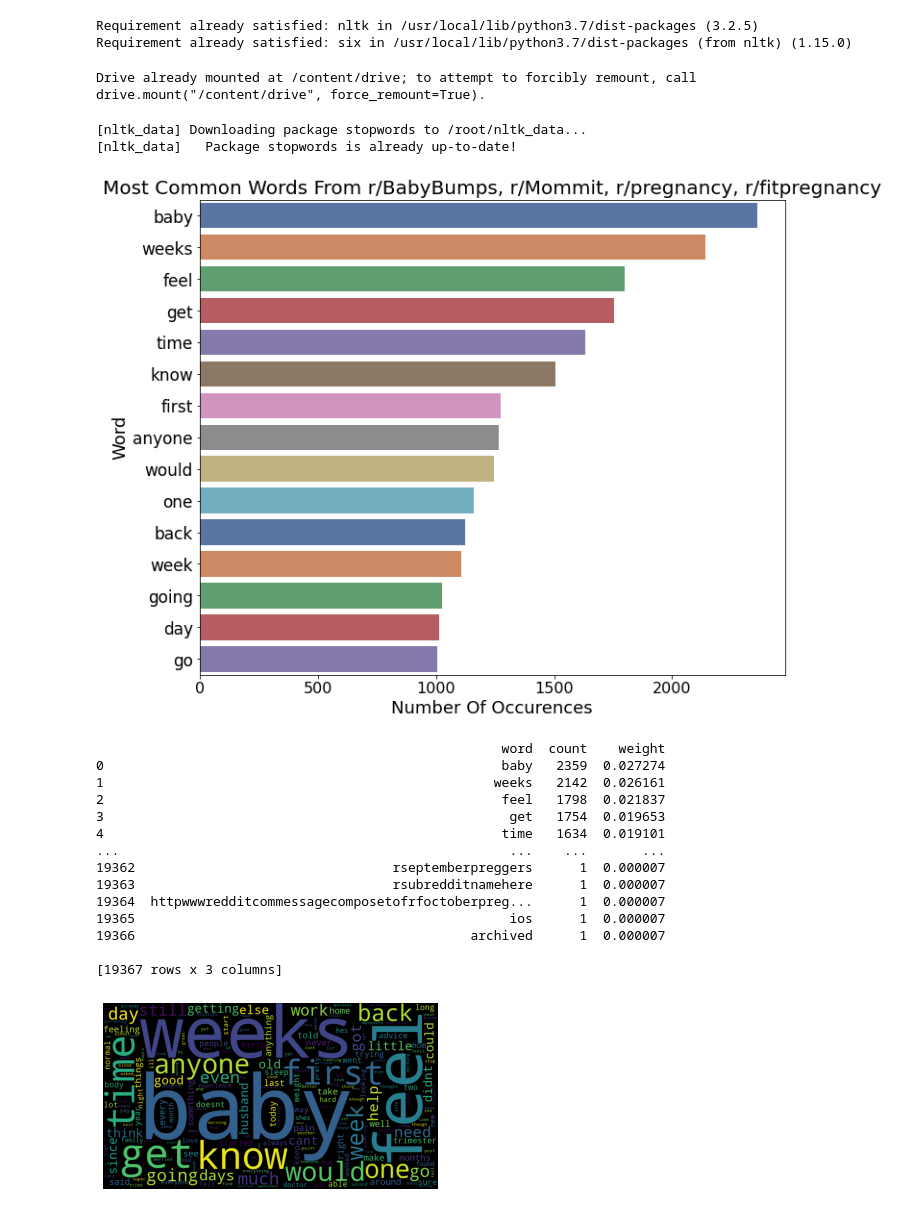
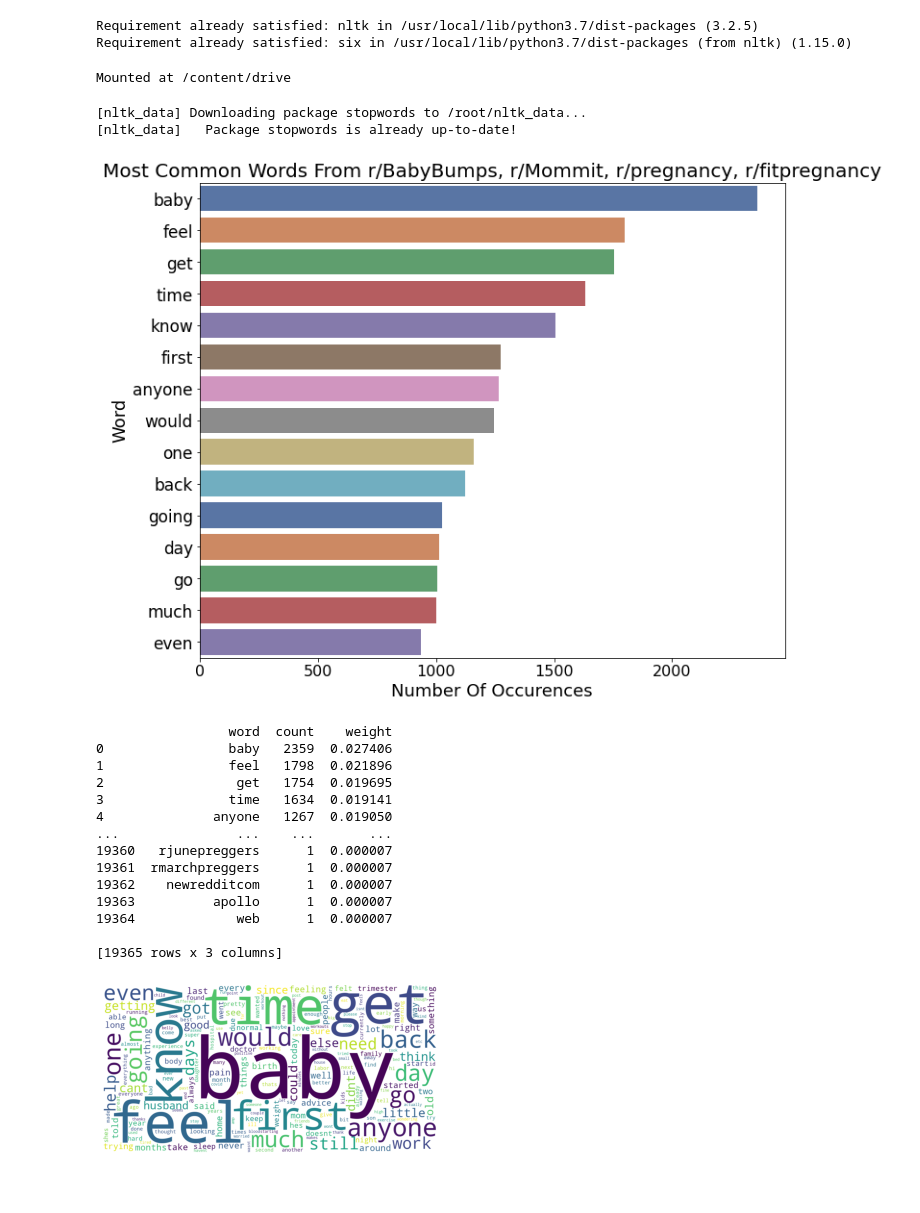
Before and after one commit to tirilab/amiasdc, a Jupyter notebook: analysis_MAMIA.ipynb, the cells around one changed output. Saved outputs shown, nothing was run; the diff lists cells and outputs as text; code cells hidden in the pictures.

Commit message:
Add files via upload
Word cloud for exercise cluster

```diff
--- a/analysis_MAMIA.ipynb
+++ b/analysis_MAMIA.ipynb
@@ -21,9 +21,9 @@ Requirement already satisfied: nltk in /usr/local/lib/python3.7/dist-packages (3
 Requirement already satisfied: six in /usr/local/lib/python3.7/dist-packages (from nltk) (1.15.0)
 # %%
 from google.colab import drive
-drive.mount('/content/drive')
+drive.mount('/content/drive', force_remount=True)
 # %% [output]
-Drive already mounted at /content/drive; to attempt to forcibly remount, call drive.mount("/content/drive", force_remount=True).
+Mounted at /content/drive
 # %%
 data=pd.read_csv("/content/drive/MyDrive/webscrape_MAMIA.csv")
 # %%
@@ -62,11 +62,11 @@ vectorizer = CountVectorizer()
 nltk.download('stopwords')
 
 new_stopwords = ["like", "just", "im", "dont",
-                 "ive", "really", "want","also",'pregnancy','pregnant']
+                 "ive", "really", "want","also",'pregnancy','pregnant','week','weeks']
 
-stopwords= stopwords.words('english')
-stopwords.extend(new_stopwords)
-cvec_data= CountVectorizer(stop_words = stopwords)
+stop_words= stopwords.words('english')
+stop_words.extend(new_stopwords)
+cvec_data= CountVectorizer(stop_words = stop_words)
 vec= cvec_data.fit_transform(data["text"])
 
 vec= pd.DataFrame(vec.toarray(),columns = cvec_data.get_feature_names())
@@ -78,7 +78,7 @@ plot_most_frequent_words(dataframes=[vec_top],titles=['r/BabyBumps, r/Mommit, r/
 # %% [output]
 [nltk_data] Downloading package stopwords to /root/nltk_data...
 [nltk_data]   Package stopwords is already up-to-date!
-[figure, old version]
+[figure, new version]
 # %%
 
 # Build tf-idf vectorizer and cosine similarity matrix
@@ -97,7 +97,7 @@ def build_vectorizer(sentences, vocab=None, min_df=0.0, max_df=1.0, ngram_range=
     '''
 
     # Build count vectorizer
-    count_vectorizer = CountVectorizer(max_df=max_df, min_df=min_df, vocabulary=vocab, ngram_range=(1,1),stop_words = stopwords)  # stop_words='english, max_features=N_FEATURES
+    count_vectorizer = CountVectorizer(max_df=max_df, min_df=min_df, vocabulary=vocab, ngram_range=(1,1),stop_words = stop_words)  # stop_words='english, max_features=N_FEATURES
     cvec = count_vectorizer.fit(data['text'])
 
     # Get feature names
@@ -139,29 +139,29 @@ df_tfidf = pd.DataFrame(tfidf.todense(), columns=feature_names)
 # %%
 print(df_weights)
 s_word_freq = pd.Series(df_weights['count'])
 s_word_freq.index = df_weights['word']
 di_word_freq = s_word_freq.to_dict()
 
-cloud = wordcloud.WordCloud(width=900, height=500).generate_from_frequencies(di_word_freq)
+cloud = wordcloud.WordCloud(width=1200, height=600, background_color="white").generate_from_frequencies(di_word_freq)
 plt.imshow(cloud)
 plt.axis('off')
 plt.show()
 # %% [output]
-                                                    word  count    weight
-0                                                   baby   2359  0.027274
-1                                                  weeks   2142  0.026161
-2                                                   feel   1798  0.021837
-3                                                    get   1754  0.019653
-4                                                   time   1634  0.019101
-...                                                  ...    ...       ...
-19362                                 rseptemberpreggers      1  0.000007
-19363                                 rsubredditnamehere      1  0.000007
-19364  httpwwwredditcommessagecomposetofrfoctoberpreg...      1  0.000007
-19365                                                ios      1  0.000007
-19366                                           archived      1  0.000007
+                 word  count    weight
+0                baby   2359  0.027406
+1                feel   1798  0.021896
+2                 get   1754  0.019695
+3                time   1634  0.019141
+4              anyone   1267  0.019050
+...               ...    ...       ...
+19360   rjunepreggers      1  0.000007
+19361  rmarchpreggers      1  0.000007
+19362    newredditcom      1  0.000007
+19363          apollo      1  0.000007
+19364             web      1  0.000007
 
-[19367 rows x 3 columns]
+[19365 rows x 3 columns]
-[figure, old version]
+[figure, new version]
 # %%
 # Dimensionality reduction using PCA, reduce the tfidf matrix to just 2 features
 X = tfidf.todense()
```
Also changed, not shown: parts of 7 cells of this notebook.
